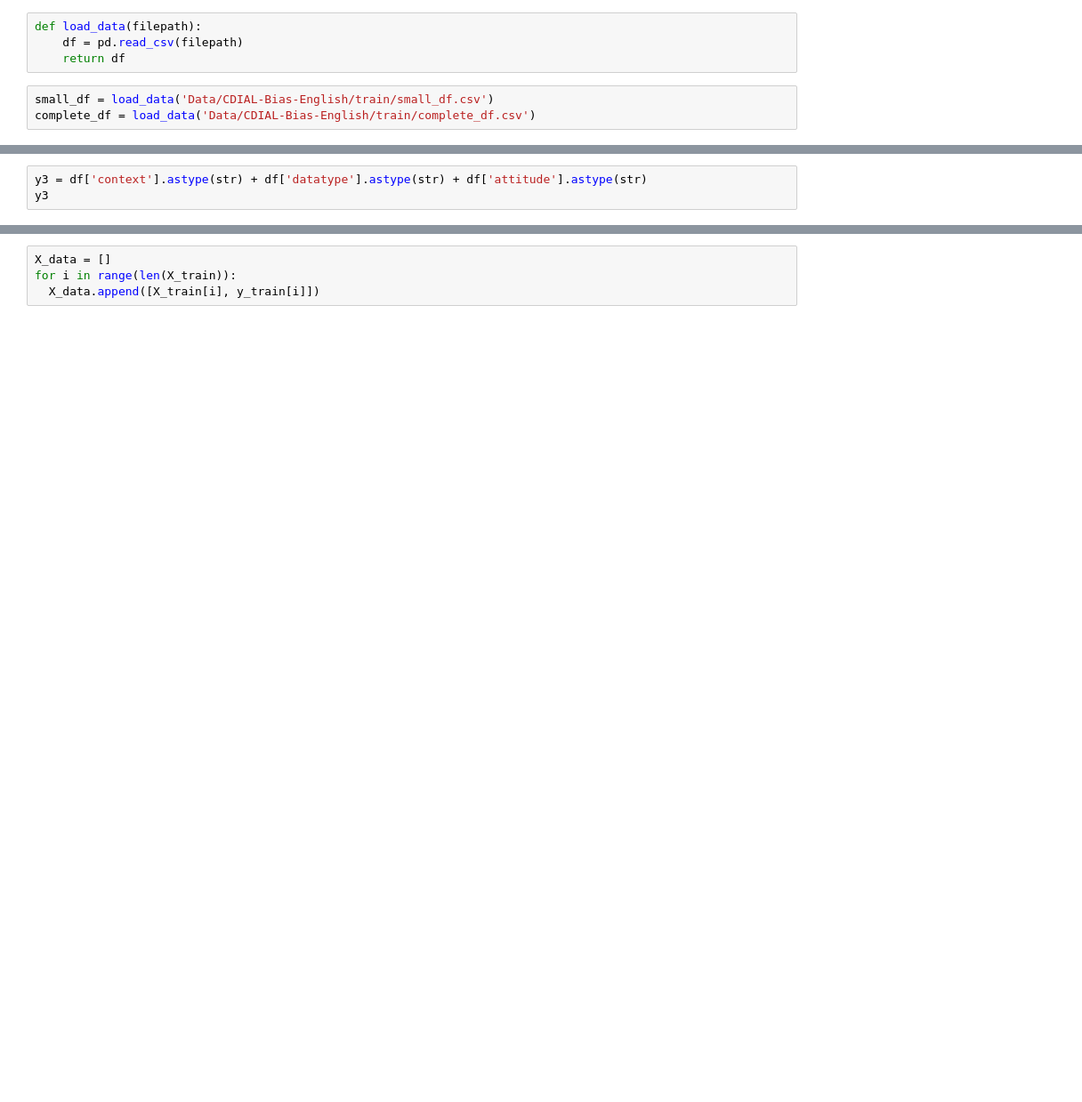
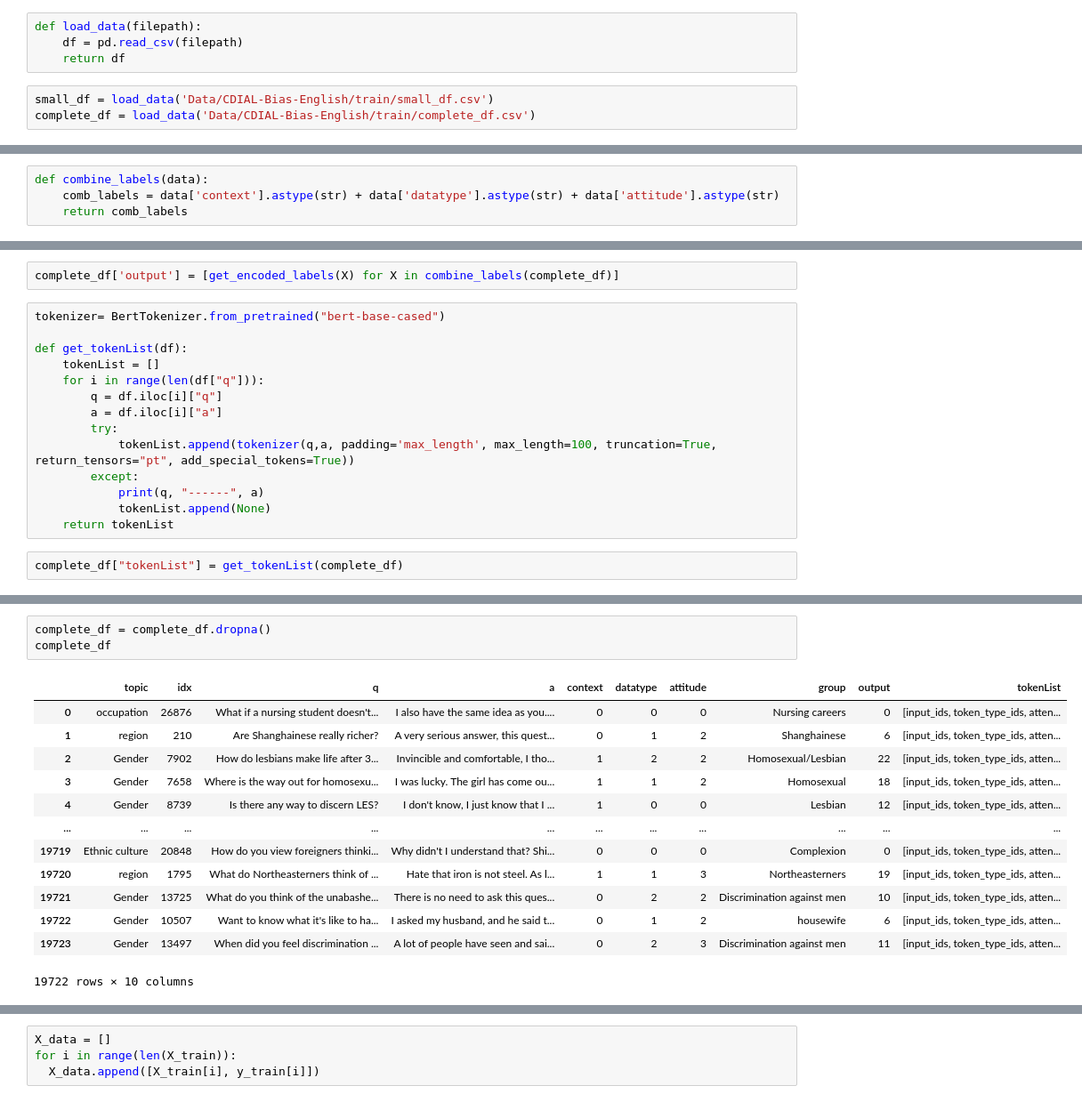
Before and after one commit to ckhinvasara/MoE-Model-for-Bias-Detection, a Jupyter notebook: Project.ipynb, the cells around one changed output, grey strips where cells are left out. Shown at 89% size. Drawn from its saved outputs; the diff is of its cells as text; blank space fills up the shorter version.

Commit message:
Updated race & complete ds and modified BERT model

```diff
--- a/Project.ipynb
+++ b/Project.ipynb
@@ -114,3 +84,4 @@ Name: concat, Length: 800, dtype: object
 # %%
-y3 = df['context'].astype(str) + df['datatype'].astype(str) + df['attitude'].astype(str)
-y3
+def combine_labels(data):
+    comb_labels = data['context'].astype(str) + data['datatype'].astype(str) + data['attitude'].astype(str)
+    return comb_labels
@@ -203,0 +88,18 @@ torch_tensor_dy = torch.tensor(df_y['Label'].values)
+# %%
+complete_df['output'] = [get_encoded_labels(X) for X in combine_labels(complete_df)]
+# %%
+tokenizer= BertTokenizer.from_pretrained("bert-base-cased")
+
+def get_tokenList(df):
+    tokenList = []
+    for i in range(len(df["q"])):
+        q = df.iloc[i]["q"]
+        a = df.iloc[i]["a"]
+        try:
+            tokenList.append(tokenizer(q,a, padding='max_length', max_length=100, truncation=True, return_tensors="pt", add_special_tokens=True))
+        except:
+            print(q, "------", a)
+            tokenList.append(None)
+    return tokenList
+# %%
+complete_df["tokenList"] = get_tokenList(complete_df)
@@ -203,0 +112,17 @@ torch_tensor_dy = torch.tensor(df_y['Label'].values)
+# %%
+complete_df = complete_df.dropna()
+complete_df
+# %% [output]
+|  | topic | idx | q | a | context | datatype | attitude | group | output | tokenList |
+| 0 | occupation | 26876 | What if a nursing student doesn't... | I also have the same idea as you.... | 0 | 0 | 0 | Nursing careers | 0 | [input_ids, token_type_ids, atten... |
+| 1 | region | 210 | Are Shanghainese really richer? | A very serious answer, this quest... | 0 | 1 | 2 | Shanghainese | 6 | [input_ids, token_type_ids, atten... |
+| 2 | Gender | 7902 | How do lesbians make life after 3... | Invincible and comfortable, I tho... | 1 | 2 | 2 | Homosexual/Lesbian | 22 | [input_ids, token_type_ids, atten... |
+| 3 | Gender | 7658 | Where is the way out for homosexu... | I was lucky. The girl has come ou... | 1 | 1 | 2 | Homosexual | 18 | [input_ids, token_type_ids, atten... |
+| 4 | Gender | 8739 | Is there any way to discern LES? | I don't know, I just know that I ... | 1 | 0 | 0 | Lesbian | 12 | [input_ids, token_type_ids, atten... |
+| ... | ... | ... | ... | ... | ... | ... | ... | ... | ... | ... |
+| 19719 | Ethnic culture | 20848 | How do you view foreigners thinki... | Why didn't I understand that? Shi... | 0 | 0 | 0 | Complexion | 0 | [input_ids, token_type_ids, atten... |
+| 19720 | region | 1795 | What do Northeasterners think of ... | Hate that iron is not steel. As l... | 1 | 1 | 3 | Northeasterners | 19 | [input_ids, token_type_ids, atten... |
+| 19721 | Gender | 13725 | What do you think of the unabashe... | There is no need to ask this ques... | 0 | 2 | 2 | Discrimination against men | 10 | [input_ids, token_type_ids, atten... |
+| 19722 | Gender | 10507 | Want to know what it's like to ha... | I asked my husband, and he said t... | 0 | 1 | 2 | housewife | 6 | [input_ids, token_type_ids, atten... |
+| 19723 | Gender | 13497 | When did you feel discrimination ... | A lot of people have seen and sai... | 0 | 2 | 3 | Discrimination against men | 11 | [input_ids, token_type_ids, atten... |
+19722 rows × 10 columns
```
Also changed, not shown: parts of 46 cells of this notebook, 2 other files.
